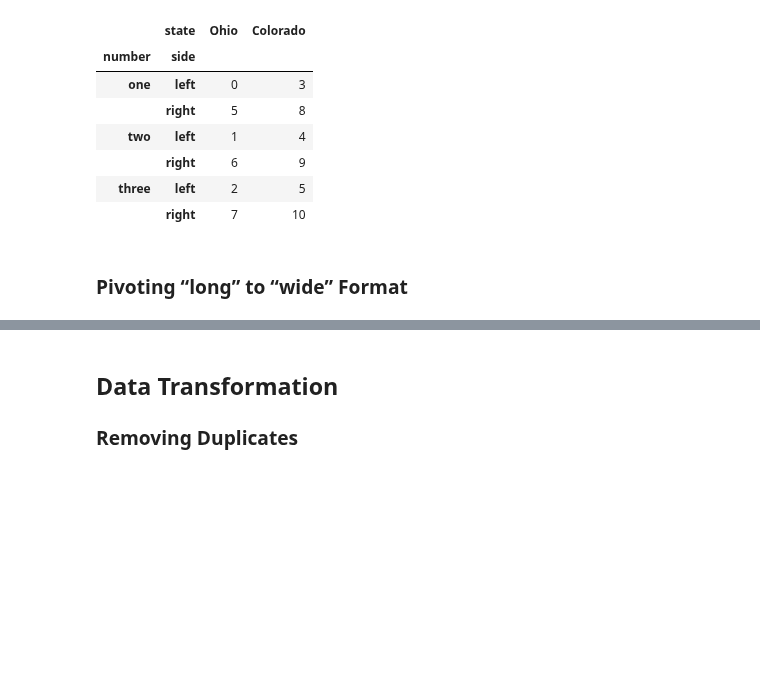
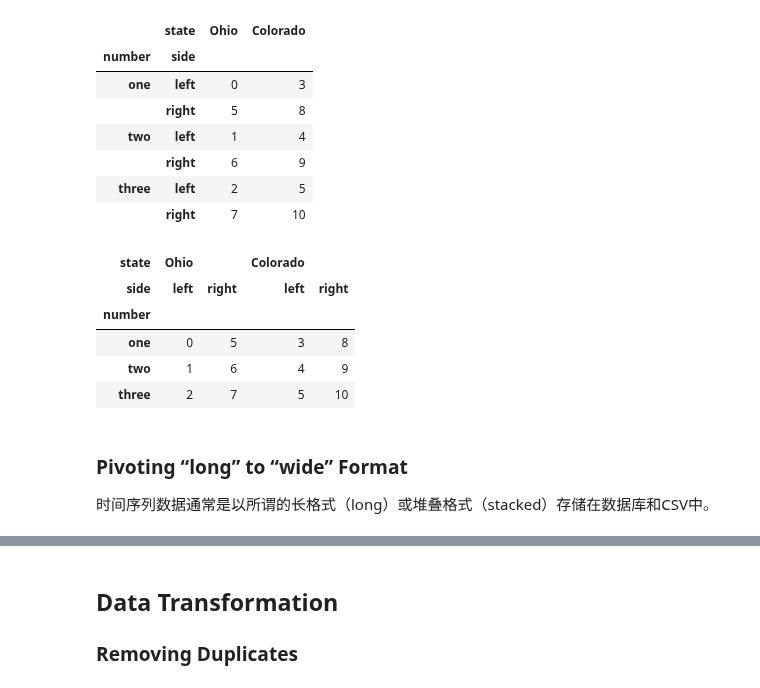
Before and after one commit to hugolu/learn-python, a Jupyter notebook: python-for-data-analysis/ch07-data-wrangling-clean-transform-merge-reshape.ipynb, the cells around one changed output, grey strips where cells are left out. Drawn from its saved outputs; the diff is of its cells as text; code cells hidden in the pictures; blank space fills up the shorter version.

```diff
--- a/python-for-data-analysis/ch07-data-wrangling-clean-transform-merge-reshape.ipynb
+++ b/python-for-data-analysis/ch07-data-wrangling-clean-transform-merge-reshape.ipynb
@@ -497,8 +516,20 @@ df.unstack('state').stack('side')
 |  | right | 6 | 9 |
 | three | left | 2 | 5 |
 |  | right | 7 | 10 |
+# %%
+# 把 state 放到外层
+df.stack().unstack(0).unstack(1)
+# %% [output]
+| state | Ohio |  | Colorado |  |
+| side | left | right | left | right |
+| number |  |  |  |  |
+| one | 0 | 5 | 3 | 8 |
+| two | 1 | 6 | 4 | 9 |
+| three | 2 | 7 | 5 | 10 |
 # %% [markdown]
 ### Pivoting “long” to “wide” Format
+
+时间序列数据通常是以所谓的长格式（long）或堆叠格式（stacked）存储在数据库和CSV中。
 # %%
 ldata = DataFrame({
     'date': ['1959-03-31']*3 + ['1959-06-30']*3 + ['1959-09-30']*3 + ['1959-12-31']*3,
```
Also changed, not shown: parts of 18 cells of this notebook.
